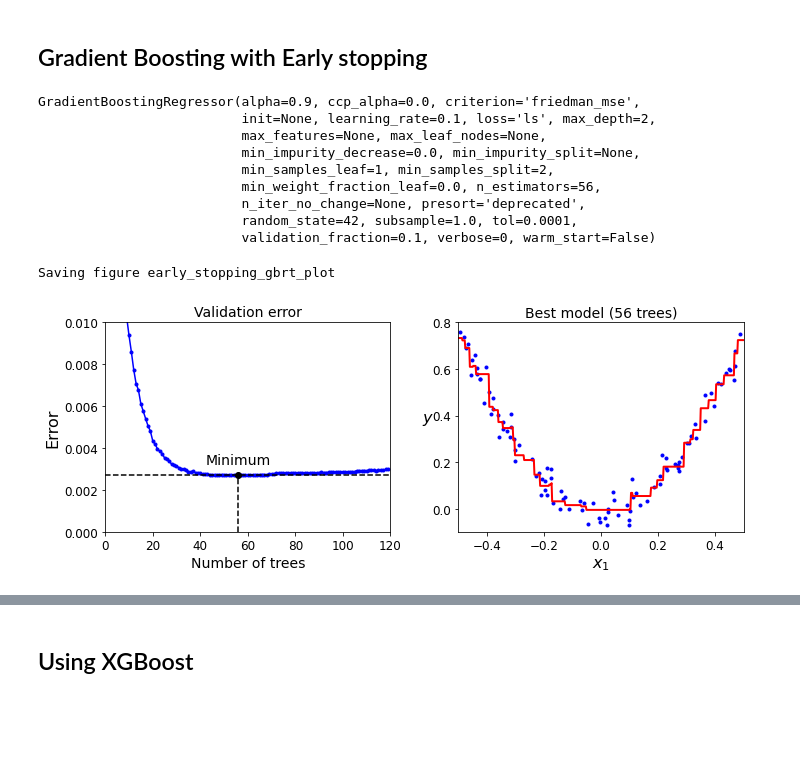
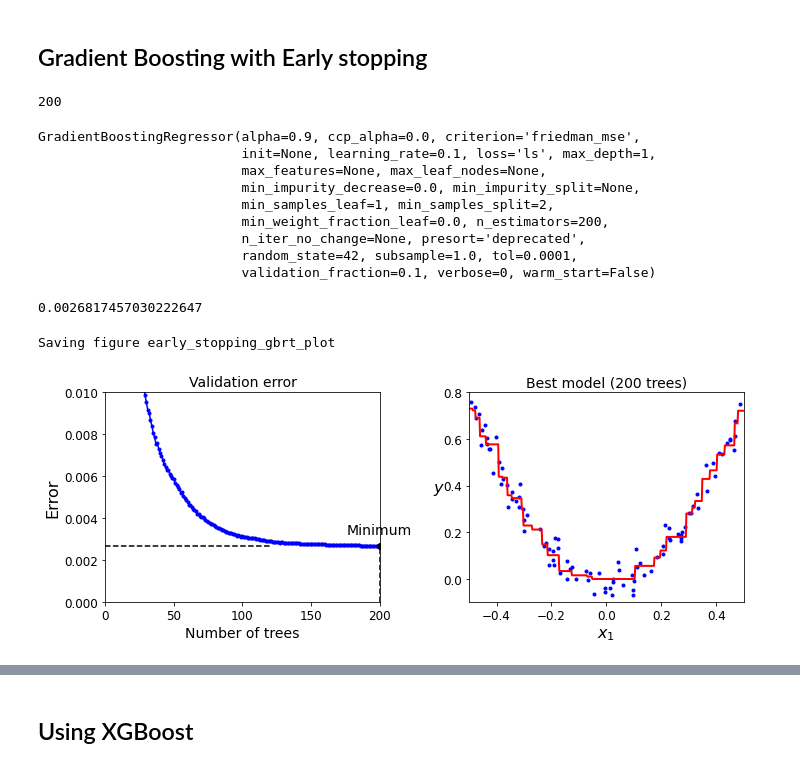
Before and after one commit to serivan/mldmlab, a Jupyter notebook: HANDSON-ML/07_ensemble_learning_and_random_forests.ipynb, the cells around one changed output, grey strips where cells are left out. Cells and saved outputs as stored; diff of their text form; code cells hidden in the pictures; blank space fills up the shorter version.

```diff
--- a/HANDSON-ML/07_ensemble_learning_and_random_forests.ipynb
+++ b/HANDSON-ML/07_ensemble_learning_and_random_forests.ipynb
@@ -471,6 +473,6 @@ DecisionTreeRegressor(ccp_alpha=0.0, criterion='mse', max_depth=2,
                       random_state=42, splitter='best')
 # %%
 y3 = y2 - tree_reg2.predict(X)
-tree_reg3 = DecisionTreeRegressor(max_depth=2, random_state=42)
+tree_reg3 = DecisionTreeRegressor(max_depth=max_depth, random_state=42)
 tree_reg3.fit(X, y3)
 # %% [output]
@@ -536,7 +538,7 @@ Saving figure gradient_boosting_plot
 # %%
 from sklearn.ensemble import GradientBoostingRegressor
 
-gbrt = GradientBoostingRegressor(max_depth=2, n_estimators=3, learning_rate=1.0, random_state=42)
+gbrt = GradientBoostingRegressor(max_depth=max_depth, n_estimators=3, learning_rate=1.0, random_state=42)
 gbrt.fit(X, y)
 # %% [output]
 GradientBoostingRegressor(alpha=0.9, ccp_alpha=0.0, criterion='friedman_mse',
@@ -549,7 +551,7 @@ GradientBoostingRegressor(alpha=0.9, ccp_alpha=0.0, criterion='friedman_mse',
                           random_state=42, subsample=1.0, tol=0.0001,
                           validation_fraction=0.1, verbose=0, warm_start=False)
 # %%
-gbrt_slow = GradientBoostingRegressor(max_depth=2, n_estimators=200, learning_rate=0.1, random_state=42)
+gbrt_slow = GradientBoostingRegressor(max_depth=max_depth, n_estimators=200, learning_rate=0.1, random_state=42)
 gbrt_slow.fit(X, y)
 # %% [output]
 GradientBoostingRegressor(alpha=0.9, ccp_alpha=0.0, criterion='friedman_mse',
@@ -589,50 +591,55 @@ from sklearn.metrics import mean_squared_error
 
 X_train, X_val, y_train, y_val = train_test_split(X, y, random_state=49)
 
-gbrt = GradientBoostingRegressor(max_depth=2, n_estimators=120, random_state=42)
+gbrt = GradientBoostingRegressor(max_depth=max_depth, n_estimators=200, random_state=42)
 gbrt.fit(X_train, y_train)
 
 errors = [mean_squared_error(y_val, y_pred)
           for y_pred in gbrt.staged_predict(X_val)]
 bst_n_estimators = np.argmin(errors) + 1
+print(bst_n_estimators)
 
-gbrt_best = GradientBoostingRegressor(max_depth=2, n_estimators=bst_n_estimators, random_state=42)
+gbrt_best = GradientBoostingRegressor(max_depth=max_depth, n_estimators=bst_n_estimators, random_state=42)
 gbrt_best.fit(X_train, y_train)
 # %% [output]
-GradientBoostingRegressor(alpha=0.9, ccp_alpha=0.0, criterion='friedman_mse',
-                          init=None, learning_rate=0.1, loss='ls', max_depth=2,
-                          max_features=None, max_leaf_nodes=None,
-                          min_impurity_decrease=0.0, min_impurity_split=None,
-                          min_samples_leaf=1, min_samples_split=2,
-                          min_weight_fraction_leaf=0.0, n_estimators=56,
-                          n_iter_no_change=None, presort='deprecated',
-                          random_state=42, subsample=1.0, tol=0.0001,
-                          validation_fraction=0.1, verbose=0, warm_start=False)
+200
+GradientBoostingRegressor(alpha=0.9, ccp_alpha=0.0, criterion='friedman_mse',
+                          init=None, learning_rate=0.1, loss='ls', max_depth=1,
+                          max_features=None, max_leaf_nodes=None,
+                          min_impurity_decrease=0.0, min_impurity_split=None,
+                          min_samples_leaf=1, min_samples_split=2,
+                          min_weight_fraction_leaf=0.0, n_estimators=200,
+                          n_iter_no_change=None, presort='deprecated',
+                          random_state=42, subsample=1.0, tol=0.0001,
+                          validation_fraction=0.1, verbose=0, warm_start=False)
 # %%
 min_error = np.min(errors)
+min_error
+# %% [output]
+0.0026817457030222647
 # %%
 plt.figure(figsize=(10, 4))
 
 plt.subplot(121)
 plt.plot(errors, "b.-")
 plt.plot([bst_n_estimators, bst_n_estimators], [0, min_error], "k--")
 plt.plot([0, 120], [min_error, min_error], "k--")
 plt.plot(bst_n_estimators, min_error, "ko")
 plt.text(bst_n_estimators, min_error*1.2, "Minimum", ha="center", fontsize=14)
-plt.axis([0, 120, 0, 0.01])
+plt.axis([0, 200, 0, 0.01])
 plt.xlabel("Number of trees")
 plt.ylabel("Error", fontsize=16)
 plt.title("Validation error", fontsize=14)
 
 plt.subplot(122)
 plot_predictions([gbrt_best], X, y, axes=[-0.5, 0.5, -0.1, 0.8])
 plt.title("Best model (%d trees)" % bst_n_estimators, fontsize=14)
 plt.ylabel("$y$", fontsize=16, rotation=0)
 plt.xlabel("$x_1$", fontsize=16)
 
 save_fig("early_stopping_gbrt_plot")
 plt.show()
 # %% [output]
 Saving figure early_stopping_gbrt_plot
-[figure, old version]
+[figure, new version]
 # %%
```
Also changed, not shown: parts of 61 cells of this notebook.
